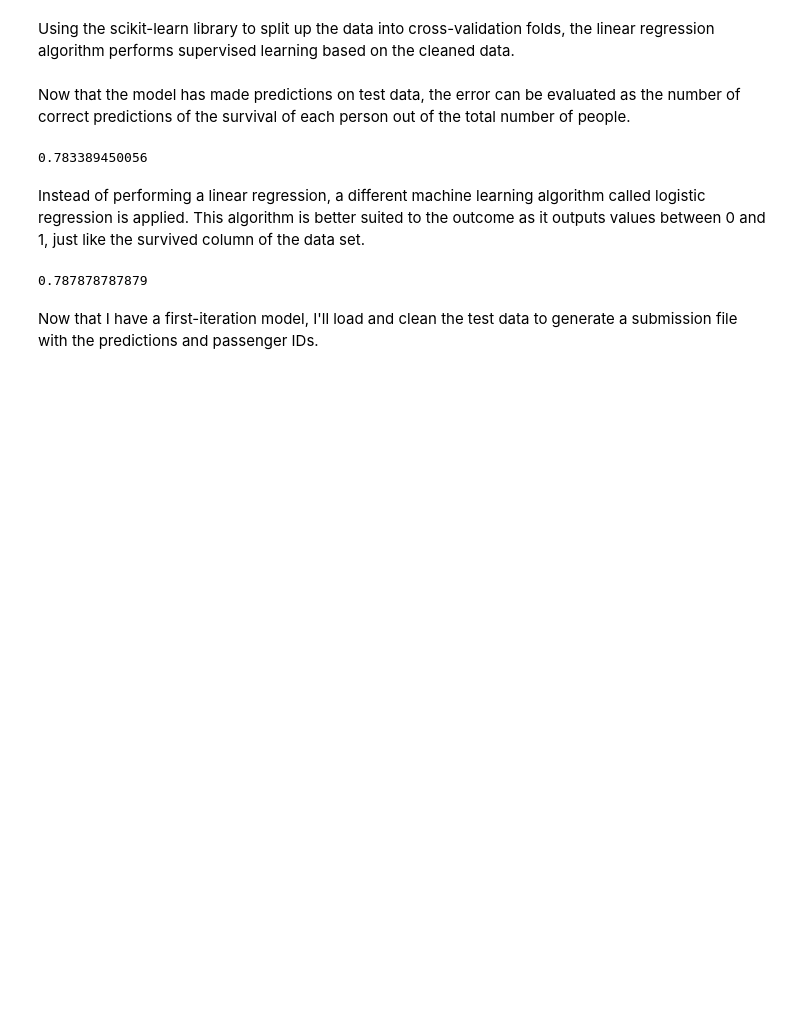
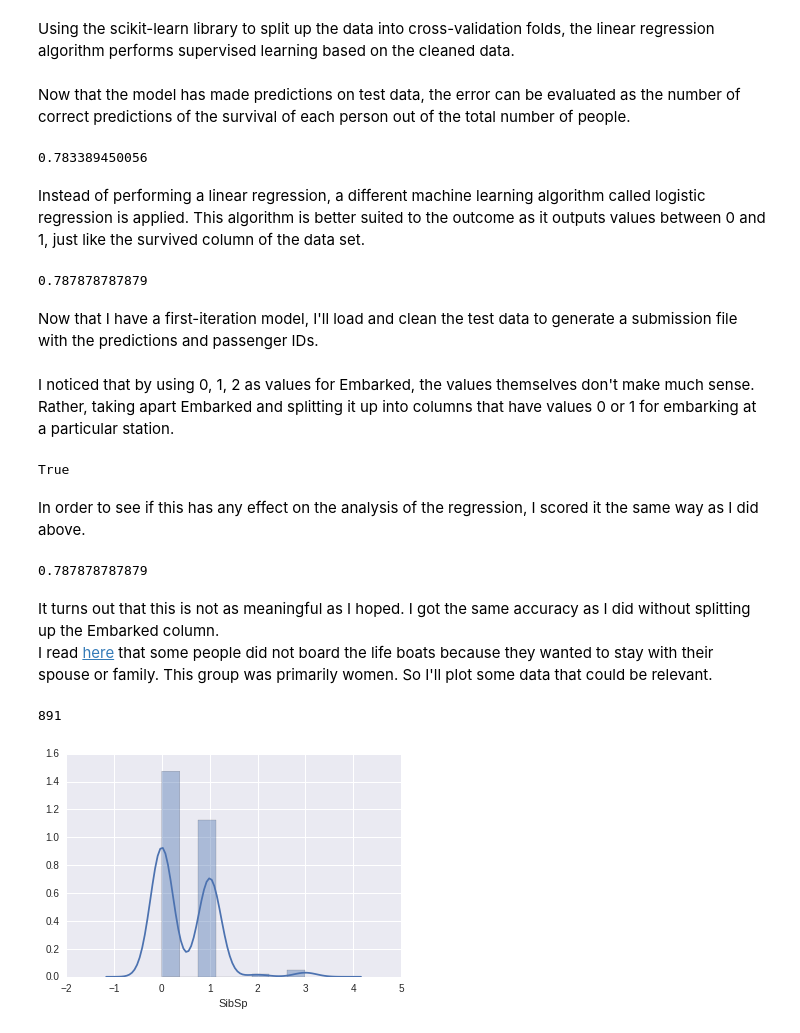
Before and after one commit to paulruvolo/DataScience16WarmupProject, a Jupyter notebook: model_iteration_1.ipynb, the cells around one changed output. Cells and saved outputs as stored; diff of their text form; code cells hidden in the pictures; blank space fills up the shorter version.

```diff
--- a/model_iteration_1.ipynb
+++ b/model_iteration_1.ipynb
@@ -150,3 +150,39 @@ submission = pandas.DataFrame({
     })
 
 submission.to_csv("kaggle.csv", index=False)
+# %% [markdown]
+I noticed that by using 0, 1, 2 as values for Embarked, the values themselves don't make much sense. Rather, taking apart Embarked and splitting it up into columns that have values 0 or 1 for embarking at a particular station.
+# %%
+tdf["Embarked_S"] = tdf["Embarked"].where(tdf["Embarked"] == 0)+1
+tdf["Embarked_S"] = tdf["Embarked"].fillna(0)
+tdf["Embarked_C"] = tdf["Embarked"].where(tdf["Embarked"] == 1)
+tdf["Embarked_C"] = tdf["Embarked"].fillna(0)
+tdf["Embarked_Q"] = tdf["Embarked"].where(tdf["Embarked"] == 0)-1
+tdf["Embarked_Q"] = tdf["Embarked"].fillna(0)
+print len(tdf["Embarked"]) == len(tdf["Embarked_S"]) == len(tdf["Embarked_C"]) == len(tdf["Embarked_Q"])
+# %% [output]
+True
+# %% [markdown]
+In order to see if this has any effect on the analysis of the regression, I scored it the same way as I did above.
+# %%
+predictors = ["Pclass", "Sex", "Age", "SibSp", "Parch", "Fare", "Embarked_S", "Embarked_C", "Embarked_Q"]
+alg = LogisticRegression(random_state=1)
+
+# compute the accuracy score for all cross validation folds
+scores = cross_validation.cross_val_score(alg, tdf[predictors], tdf["Survived"], cv=3)
+
+# take the mean of the scores
+print scores.mean()
+# %% [output]
+0.787878787879
+# %% [markdown]
+It turns out that this is not as meaningful as I hoped. I got the same accuracy as I did without splitting up the Embarked column.<br>
+I read <a href="http://www.icyousee.org/titanic.html">here</a> that some people did not board the life boats because they wanted to stay with their spouse or family. This group was primarily women. So I'll plot some data that could be relevant.
+# %%
+older_women_family = (tdf["Age"] > tdf["Age"].mean()) & (tdf["Sex"] == 1)
+print len(older_women_family)
+
+sns.distplot(tdf["SibSp"][older_women_family]);
+# %% [output]
+891
+[figure, added]
```
Also changed, not shown: parts of 3 cells of this notebook.
